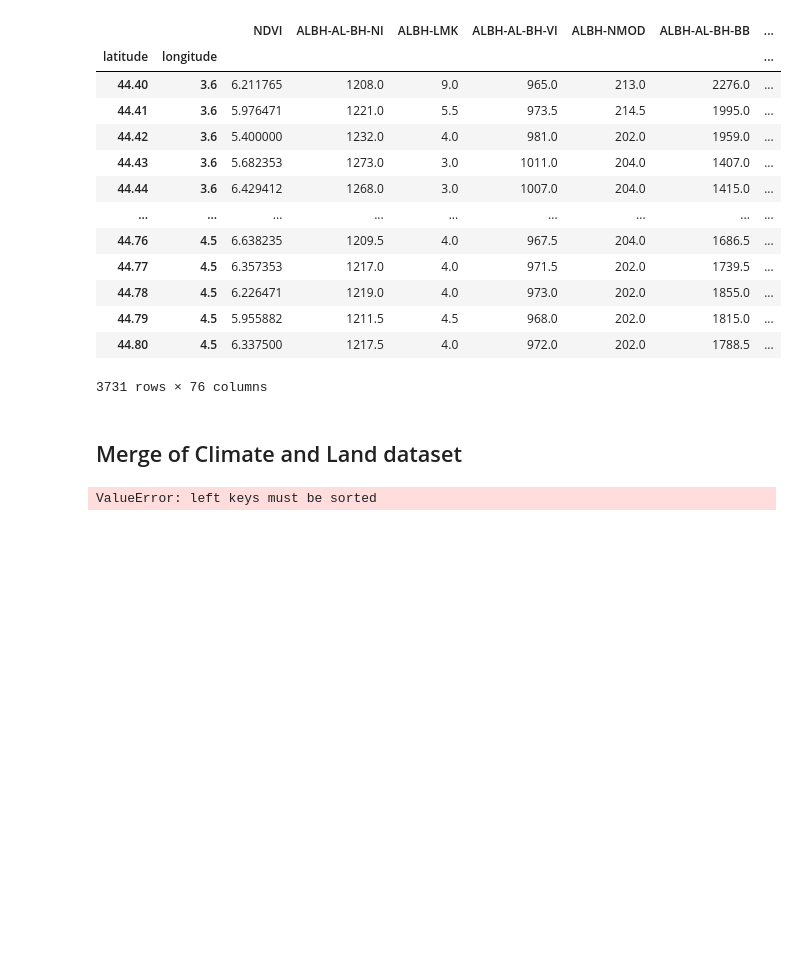
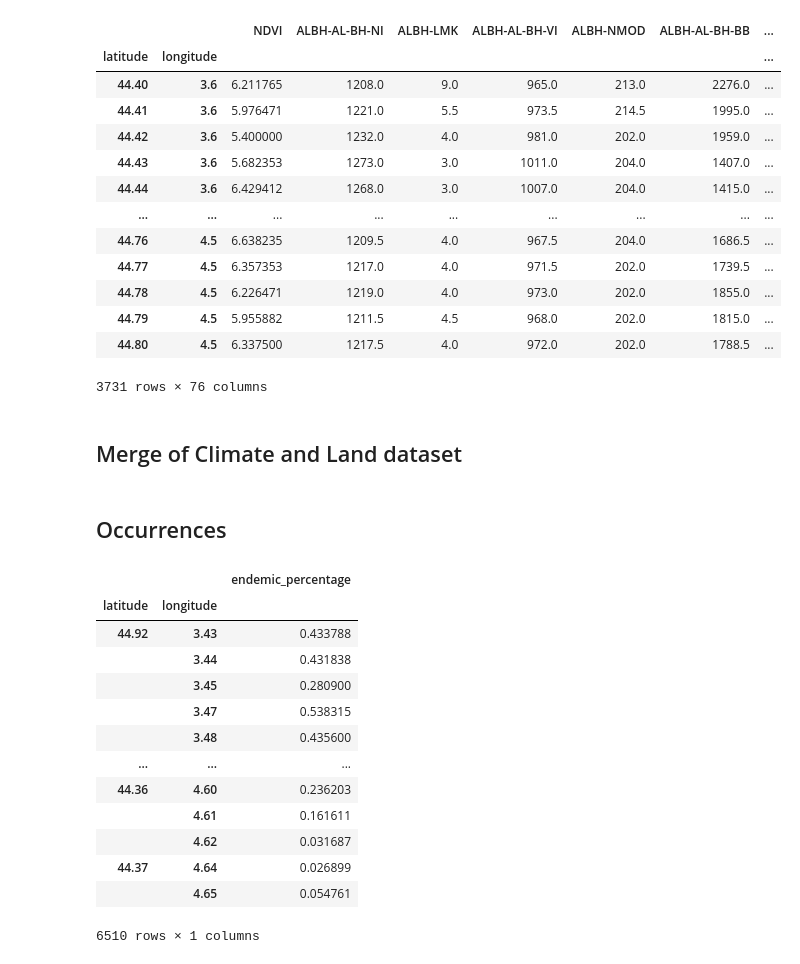
Before and after one commit to vincenzomadaghiele/Regression-of-biodiversity-indicators, a Jupyter notebook: get_dataset/merge_dataset.ipynb, the cells around one changed output. Cells and saved outputs as stored; diff of their text form; code cells hidden in the pictures; blank space fills up the shorter version.

```diff
--- a/get_dataset/merge_dataset.ipynb
+++ b/get_dataset/merge_dataset.ipynb
@@ -129,6 +130,25 @@ df1.index.name = "latitude-longitude"
 df2.index = df2.index.map(combine_index)
 df2.index.name = "latitude-longitude"
 
-pd.merge_asof(df2.sort_values(['latitude_', df1, on='latitude-longitude', allow_exact_matches=False)
+df = pd.merge_asof(df2.sort_values(['latitude-longitude']), df1, on='latitude-longitude', allow_exact_matches=False)
-# %% [output]
-ValueError: left keys must be sorted
+# %% [markdown]
+## Occurrences
+# %%
+df_efa = pd.read_csv("./EEA_latLon_france.csv", index_col=['latitude', 'longitude'])
+df_efa = df_efa.drop(columns=['Unnamed: 0'])
+df_efa
+# %% [output]
+|  |  | endemic_percentage |
+| latitude | longitude |  |
+| 44.92 | 3.43 | 0.433788 |
+|  | 3.44 | 0.431838 |
+|  | 3.45 | 0.280900 |
+|  | 3.47 | 0.538315 |
+|  | 3.48 | 0.435600 |
+| ... | ... | ... |
+| 44.36 | 4.60 | 0.236203 |
+|  | 4.61 | 0.161611 |
+|  | 4.62 | 0.031687 |
+| 44.37 | 4.64 | 0.026899 |
+|  | 4.65 | 0.054761 |
+6510 rows × 1 columns
```
Also changed, not shown: parts of 6 cells of this notebook, 1 other file.
